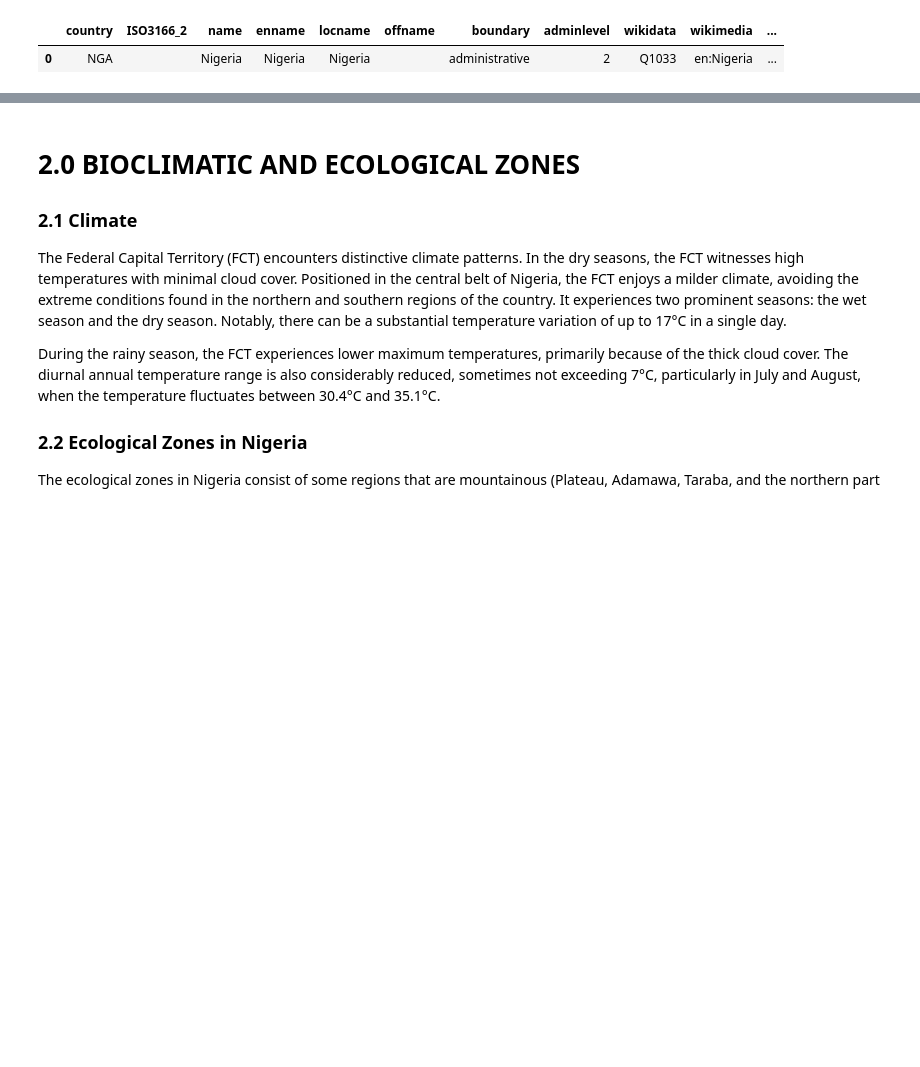
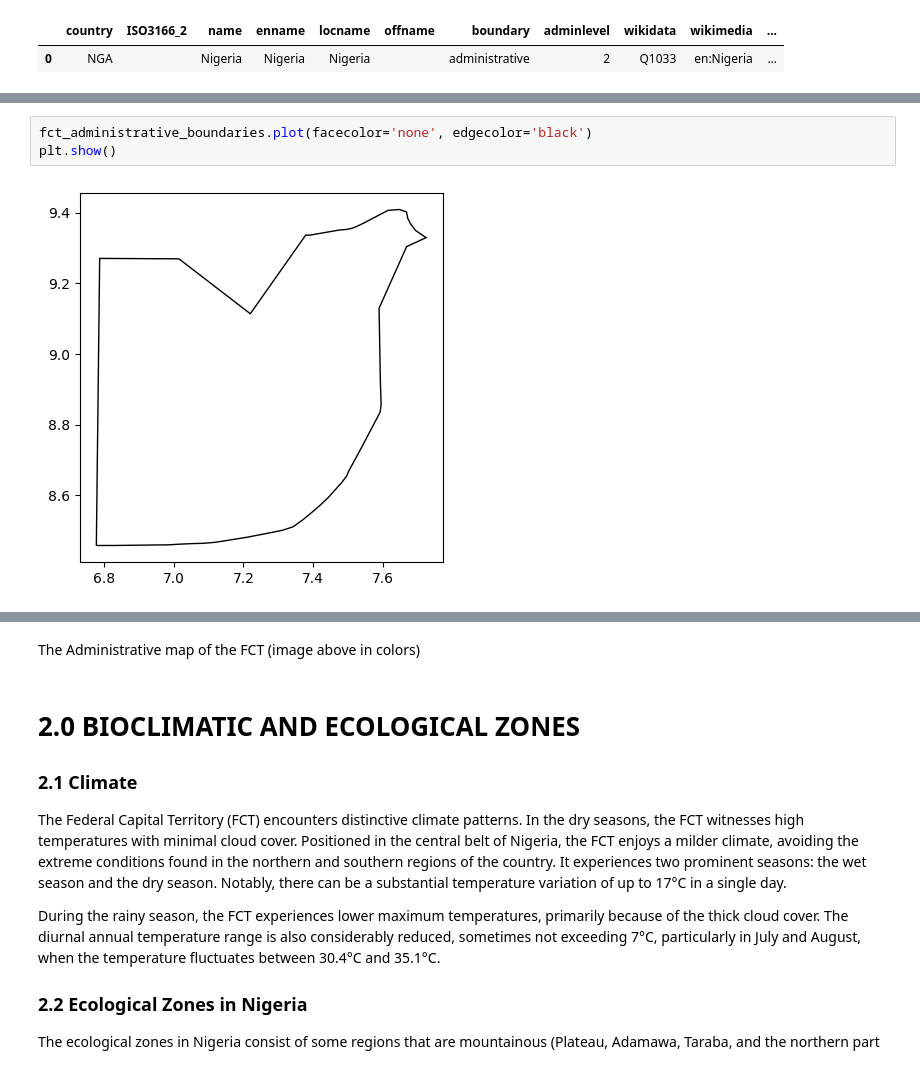
Before and after one commit to naz-coder/Outreachy_Naz_2023, a Jupyter notebook: Naz_EDA_Task1.ipynb, the cells around one changed output, grey strips where cells are left out. Cells and saved outputs as stored; diff of their text form; blank space fills up the shorter version.

```diff
--- a/Naz_EDA_Task1.ipynb
+++ b/Naz_EDA_Task1.ipynb
@@ -87,5 +67,12 @@ fct_administrative_boundaries
+# %%
+fct_administrative_boundaries.plot(facecolor='none', edgecolor='black')
+plt.show()
+# %% [output]
+[figure, added]
 # %% [markdown]
 ![Abuja-FCT-Administrative-Map.webp](attachment:033e7003-9f13-4c3e-8ca2-c1f83fdea57a.webp)
+# %% [markdown]
+The Administrative map of the FCT (image above in colors)
 # %% [markdown]
 # 2.0 BIOCLIMATIC AND ECOLOGICAL ZONES
 
```
Also changed, not shown: parts of 10 cells of this notebook.
